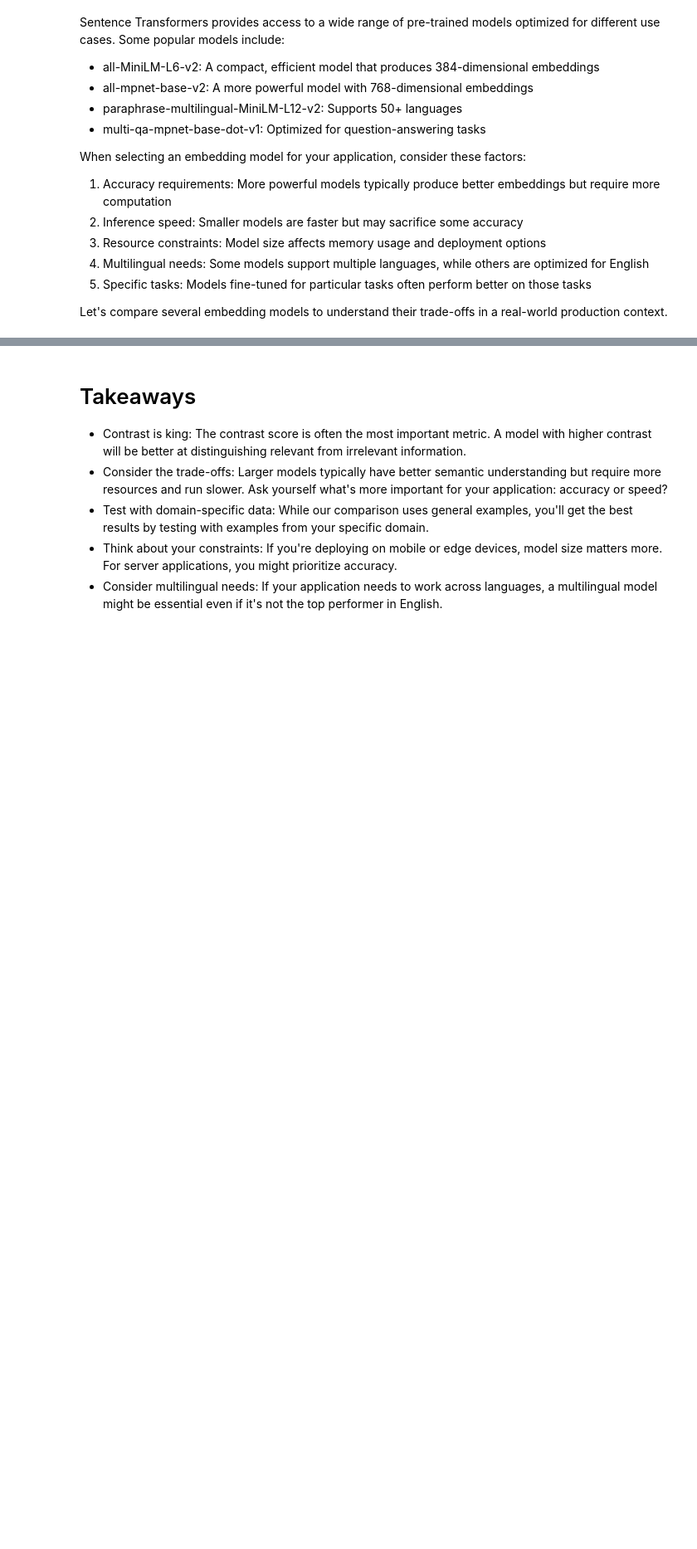
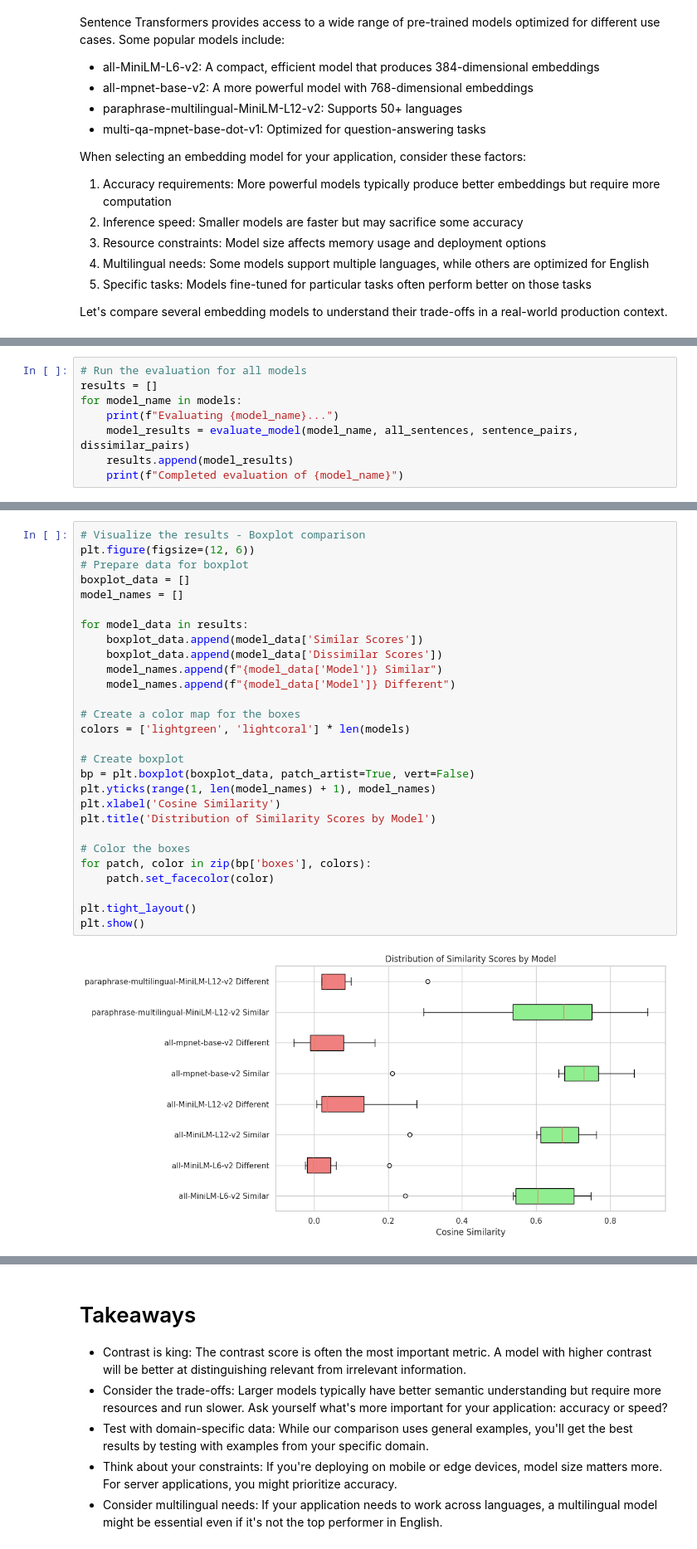
Before and after one commit to kumarseenu/aieng, a Jupyter notebook: chapter_4/04_03.ipynb, the cells around one changed output, grey strips where cells are left out. Shown at 83% size. Cells and saved outputs as stored; diff of their text form; blank space fills up the shorter version.

```diff
--- a/chapter_4/04_03.ipynb
+++ b/chapter_4/04_03.ipynb
@@ -283,0 +164,8 @@ Similar pairs:
+# %%
+# Run the evaluation for all models
+results = []
+for model_name in models:
+    print(f"Evaluating {model_name}...")
+    model_results = evaluate_model(model_name, all_sentences, sentence_pairs, dissimilar_pairs)
+    results.append(model_results)
+    print(f"Completed evaluation of {model_name}")
@@ -283,0 +228,30 @@ Similar pairs:
+# %%
+# Visualize the results - Boxplot comparison
+plt.figure(figsize=(12, 6))
+# Prepare data for boxplot
+boxplot_data = []
+model_names = []
+
+for model_data in results:
+    boxplot_data.append(model_data['Similar Scores'])
+    boxplot_data.append(model_data['Dissimilar Scores'])
+    model_names.append(f"{model_data['Model']} Similar")
+    model_names.append(f"{model_data['Model']} Different")
+
+# Create a color map for the boxes
+colors = ['lightgreen', 'lightcoral'] * len(models)
+
+# Create boxplot
+bp = plt.boxplot(boxplot_data, patch_artist=True, vert=False)
+plt.yticks(range(1, len(model_names) + 1), model_names)
+plt.xlabel('Cosine Similarity')
+plt.title('Distribution of Similarity Scores by Model')
+
+# Color the boxes
+for patch, color in zip(bp['boxes'], colors):
+    patch.set_facecolor(color)
+
+plt.tight_layout()
+plt.show()
+# %% [output]
+[figure, added]
```
Also changed, not shown: parts of 12 cells of this notebook.
